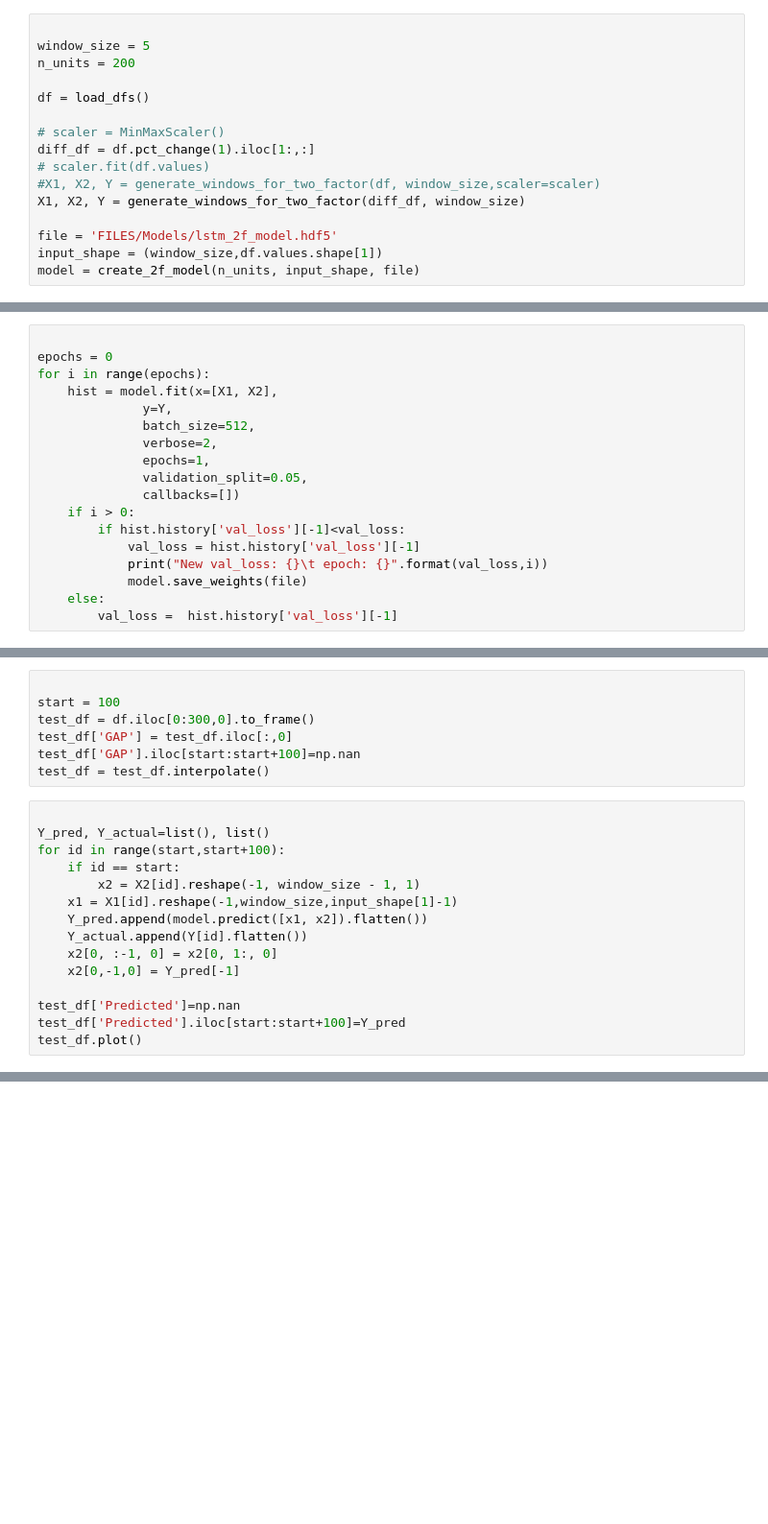
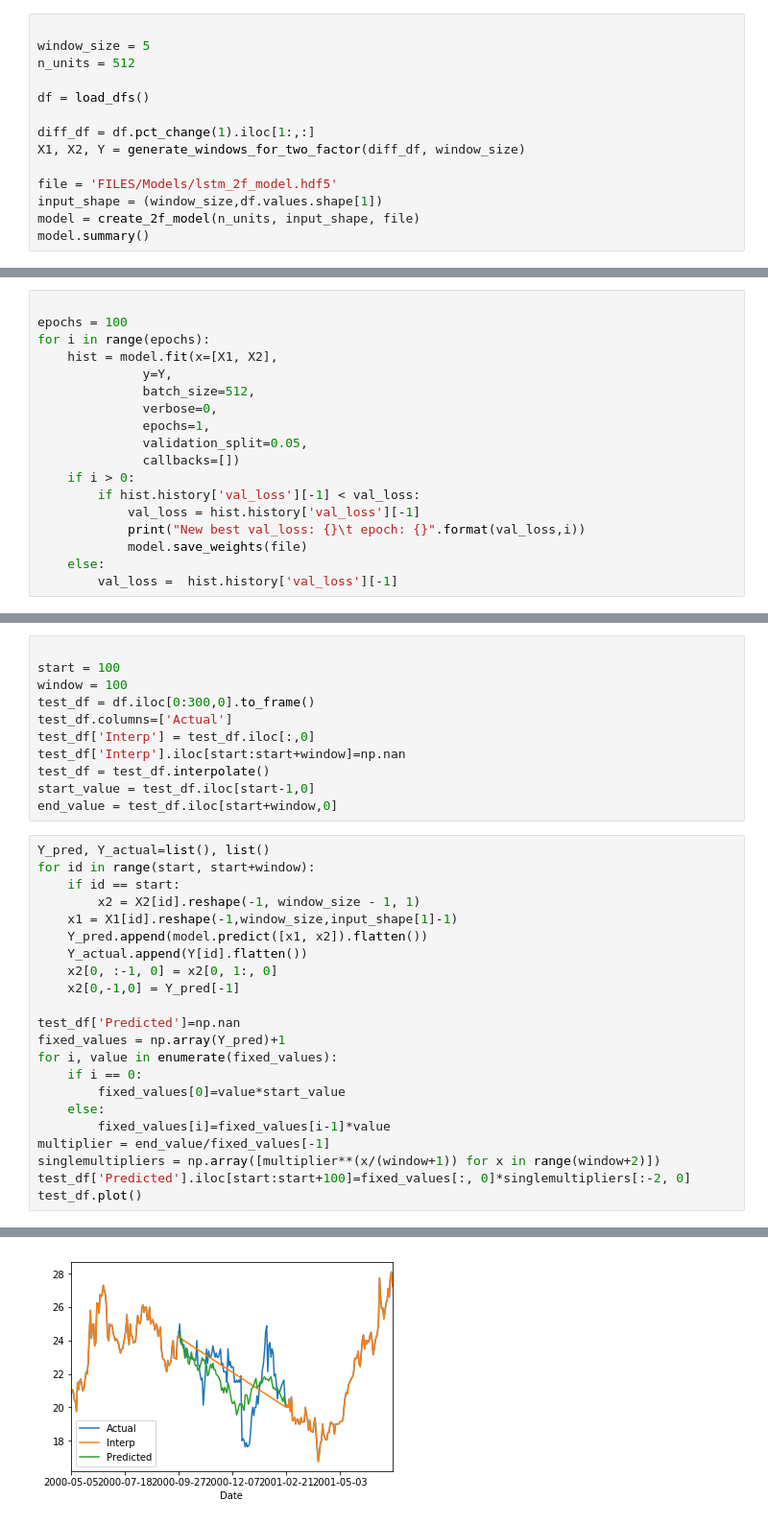
Before and after one commit to suren777/TimeSeriesLstmFiller, a Jupyter notebook: two_factor_lstm.ipynb, the cells around one changed output, grey strips where cells are left out. Shown: that part at 96% size. Cells and saved outputs as stored; diff of their text form; blank space fills up the shorter version.

```diff
--- a/two_factor_lstm.ipynb
+++ b/two_factor_lstm.ipynb
@@ -33,16 +39,14 @@ def create_2f_model(n_units, input_shape, file=None):
 # %%
 
 window_size = 5
-n_units = 200
+n_units = 512
 
 df = load_dfs()
 
-# scaler = MinMaxScaler()
 diff_df = df.pct_change(1).iloc[1:,:]
-# scaler.fit(df.values)
-#X1, X2, Y = generate_windows_for_two_factor(df, window_size,scaler=scaler)
 X1, X2, Y = generate_windows_for_two_factor(diff_df, window_size)
 
 file = 'FILES/Models/lstm_2f_model.hdf5'
 input_shape = (window_size,df.values.shape[1])
 model = create_2f_model(n_units, input_shape, file)
+model.summary()
@@ -49,18 +71,18 @@ model = create_2f_model(n_units, input_shape, file)
 # %%
 
-epochs = 0
+epochs = 100
 for i in range(epochs):
     hist = model.fit(x=[X1, X2],
               y=Y,
               batch_size=512,
-              verbose=2,
+              verbose=0,
               epochs=1,
               validation_split=0.05,
               callbacks=[])
     if i > 0:
-        if hist.history['val_loss'][-1]<val_loss:
+        if hist.history['val_loss'][-1] < val_loss:
             val_loss = hist.history['val_loss'][-1]
-            print("New val_loss: {}\t epoch: {}".format(val_loss,i))
+            print("New best val_loss: {}\t epoch: {}".format(val_loss,i))
             model.save_weights(file)
     else:
         val_loss =  hist.history['val_loss'][-1]
@@ -67,14 +95,17 @@ for i in range(epochs):
 # %%
 
 start = 100
+window = 100
 test_df = df.iloc[0:300,0].to_frame()
-test_df['GAP'] = test_df.iloc[:,0]
-test_df['GAP'].iloc[start:start+100]=np.nan
+test_df.columns=['Actual']
+test_df['Interp'] = test_df.iloc[:,0]
+test_df['Interp'].iloc[start:start+window]=np.nan
 test_df = test_df.interpolate()
+start_value = test_df.iloc[start-1,0]
+end_value = test_df.iloc[start+window,0]
 # %%
-
 Y_pred, Y_actual=list(), list()
-for id in range(start,start+100):
+for id in range(start, start+window):
     if id == start:
         x2 = X2[id].reshape(-1, window_size - 1, 1)
     x1 = X1[id].reshape(-1,window_size,input_shape[1]-1)
@@ -84,5 +115,14 @@ for id in range(start,start+100):
     x2[0,-1,0] = Y_pred[-1]
 
 test_df['Predicted']=np.nan
-test_df['Predicted'].iloc[start:start+100]=Y_pred
+fixed_values = np.array(Y_pred)+1
+for i, value in enumerate(fixed_values):
+    if i == 0:
+        fixed_values[0]=value*start_value
+    else:
+        fixed_values[i]=fixed_values[i-1]*value
+multiplier = end_value/fixed_values[-1]
+singlemultipliers = np.array([multiplier**(x/(window+1)) for x in range(window+2)])
+test_df['Predicted'].iloc[start:start+100]=fixed_values[:, 0]*singlemultipliers[:-2, 0]
 test_df.plot()
+# %% [output]
@@ -88,0 +130 @@ test_df.plot()
+[figure, added]
```
Also changed, not shown: parts of 10 cells of this notebook.
